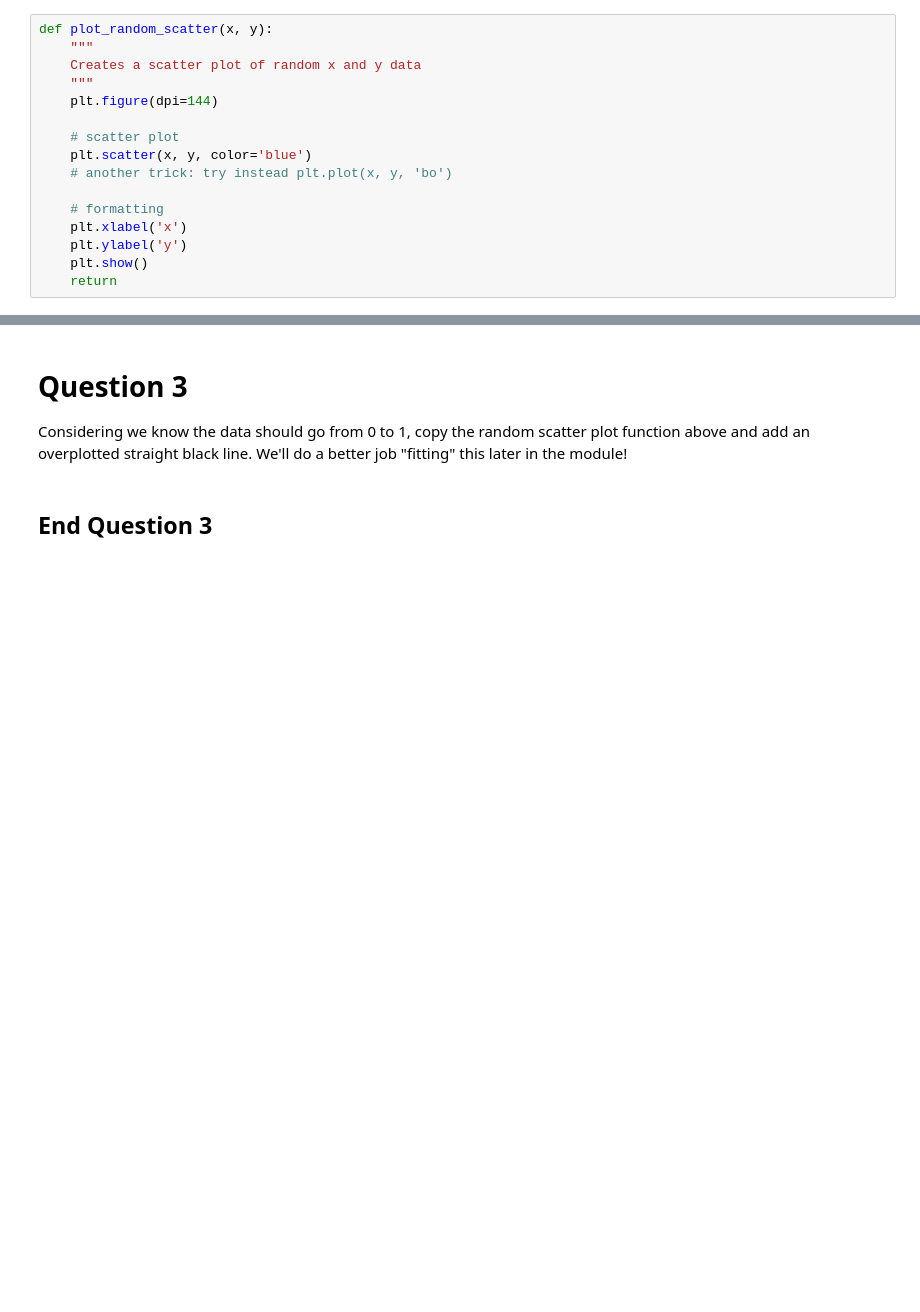
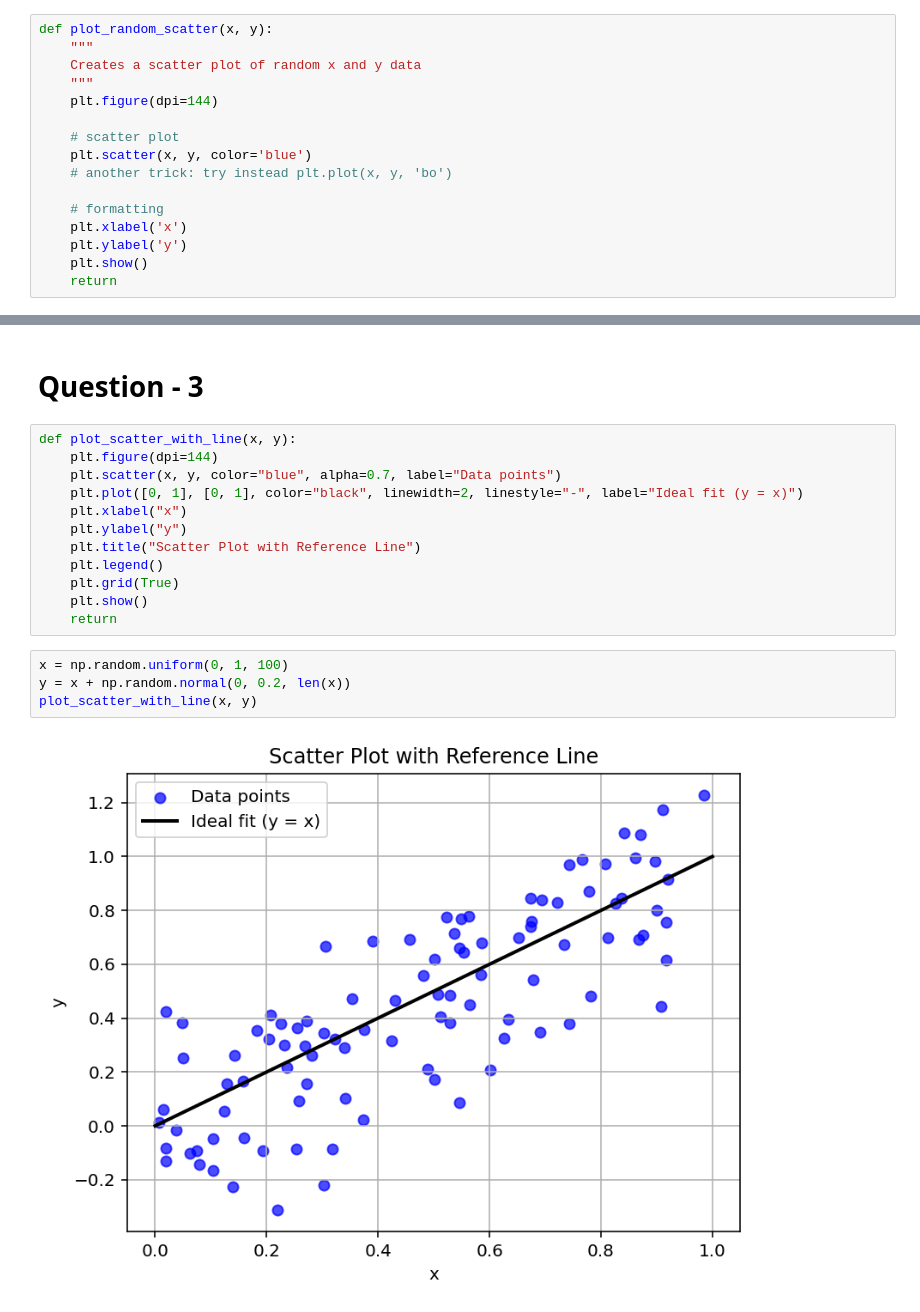
Before and after one commit to goswamijenya-bit/Applied-Data-Science-1, a Jupyter notebook: ADS1_Tutorial_4_Relational_Graphs.ipynb, the cells around one changed output, grey strips where cells are left out. Cells and saved outputs as stored; diff of their text form; blank space fills up the shorter version.

```diff
--- a/ADS1_Tutorial_4_Relational_Graphs.ipynb
+++ b/ADS1_Tutorial_4_Relational_Graphs.ipynb
@@ -168,5 +151,20 @@ plot_random_scatter(x, y)
-# %% [markdown]
-# Question 3
-Considering we know the data should go from 0 to 1, copy the random scatter plot function above and add an overplotted straight black line. We'll do a better job "fitting" this later in the module!
 # %% [markdown]
-## End Question 3
+# Question - 3
+# %%
+def plot_scatter_with_line(x, y):
+    plt.figure(dpi=144)
+    plt.scatter(x, y, color="blue", alpha=0.7, label="Data points")
+    plt.plot([0, 1], [0, 1], color="black", linewidth=2, linestyle="-", label="Ideal fit (y = x)")
+    plt.xlabel("x")
+    plt.ylabel("y")
+    plt.title("Scatter Plot with Reference Line")
+    plt.legend()
+    plt.grid(True)
+    plt.show()
+    return
+# %%
+x = np.random.uniform(0, 1, 100)
+y = x + np.random.normal(0, 0.2, len(x))
+plot_scatter_with_line(x, y)
+# %% [output]
+[figure, added]
```
Also changed, not shown: parts of 16 cells of this notebook.
